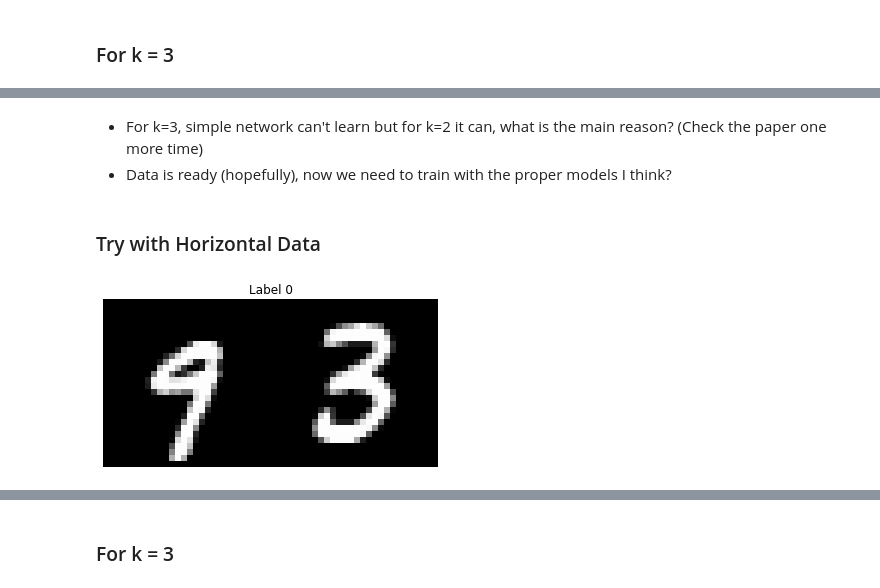
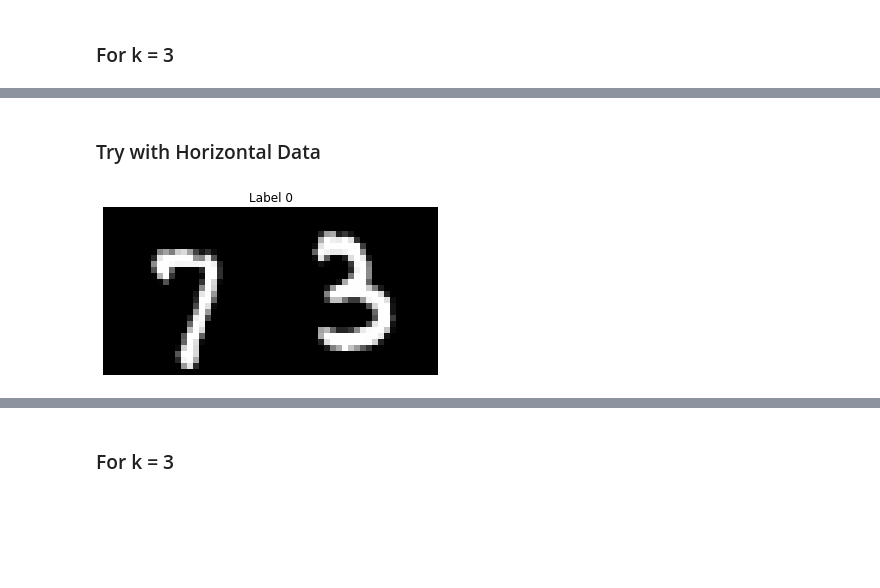
Before and after one commit to demirbilek95/Dynamics-of-Learning, a Jupyter notebook: 01-Data_Preparation.ipynb, the cells around one changed output, grey strips where cells are left out. Saved outputs shown, nothing was run; the diff lists cells and outputs as text; code cells hidden in the pictures; blank space fills up the shorter version.

```diff
--- a/01-Data_Preparation.ipynb
+++ b/01-Data_Preparation.ipynb
@@ -122,16 +76,13 @@ plot_loss_accuracy(trainLostList,valLossList,trainAccList,valAccList,num_epochs)
-# %% [markdown]
-* For k=3, simple network can't learn but for k=2 it can, what is the main reason? (Check the paper one more time)
-* Data is ready (hopefully), now we need to train with the proper models I think?
 # %% [markdown]
 ### Try with Horizontal Data
 # %%
 parityDataHor2 = MNISTParityHorizontal(2, transforms = transforms)
 parityDataHor2.plotRandomData()
 
 trainloaderParityHor2 = DataLoader(parityDataHor2.trainset, batch_size=128, shuffle=True)
-testloaderParityHor2 = DataLoader(parityDataHor2.testset, batch_size=512, shuffle=True)
+testloaderParityHor2 = DataLoader(parityDataHor2.testset, batch_size=128, shuffle=True)
 # %% [output]
-[figure, old version]
+[figure, new version]
 # %%
 inputShape0, inputShape1 = parityDataHor2.trainset.data[0].shape
 print(inputShape0 * inputShape1)
```
Also changed, not shown: parts of 18 cells of this notebook, 2 other files.
